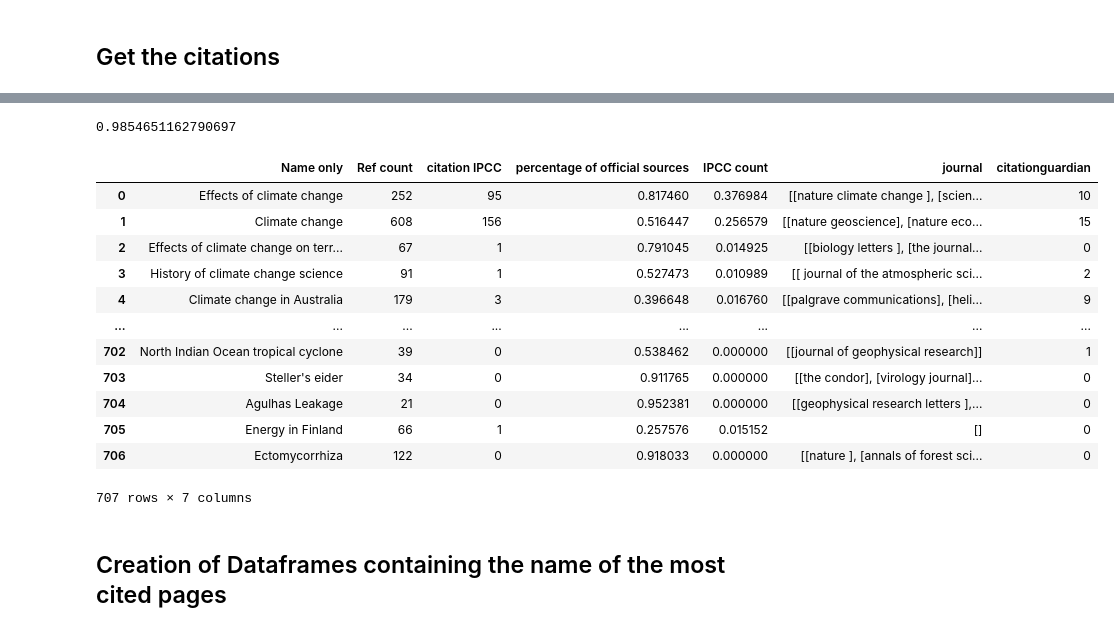
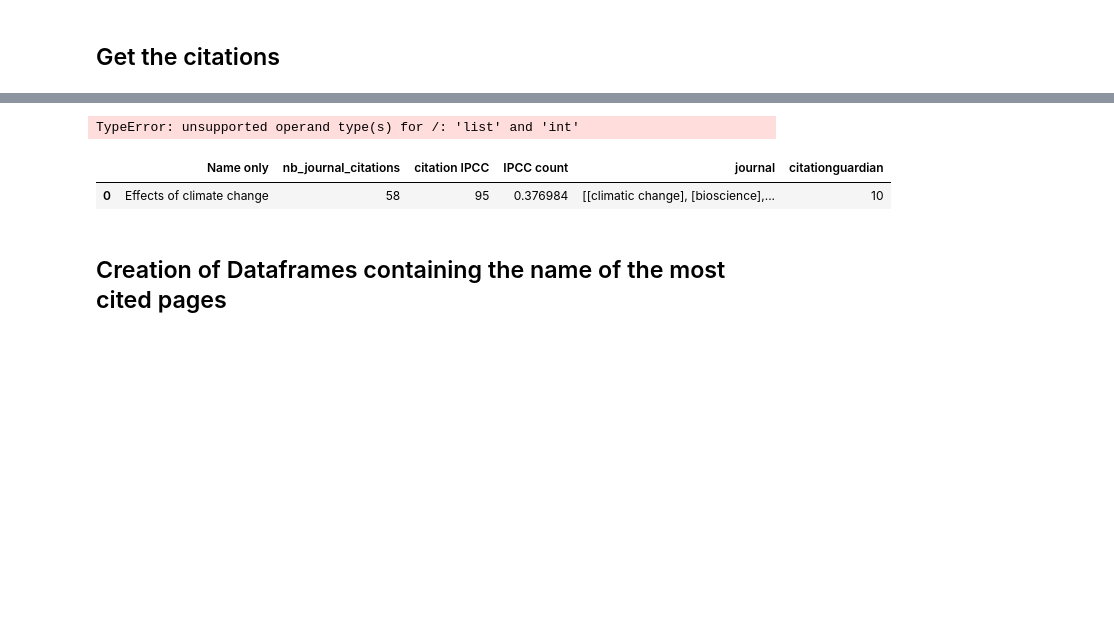
Before and after one commit to Augustoni/wiki-score, a Jupyter notebook: corpus et graph.ipynb, the cells around one changed output, grey strips where cells are left out. Cells and saved outputs as stored; diff of their text form; code cells hidden in the pictures; blank space fills up the shorter version.

```diff
--- a/corpus et graph.ipynb
+++ b/corpus et graph.ipynb
@@ -151,9 +151,9 @@ len(search_list)
 # %% [output]
 921
 # %%
-df = pd.read_csv("climatechange920.csv")
-df.set_index("Unnamed: 0",inplace=True)
-search_list=list(df.loc[:,"Name only"])
+df = pd.read_csv("climatechange.csv")
+#df.set_index("Unnamed: 0",inplace=True)
+#search_list=list(df.loc[:,"Name only"])
 # %%
 search_list=["Effects of climate change"]
 # %% [markdown]
@@ -334,11 +323,15 @@ def get_ids_from_ref(ref: str)-> dict:
 
     d = dict(re.findall(r'(doi|pmc|pmid)(?:(?:\s?[=\|]\s?)|(?:\.)|(?:(?:])*?:)|(?:\s|\/)|(?: *=))([^|\s}]*)', ref))
     if d!={}:
-        recode=re.findall(r'(?:journal|publisher) *?=((?:\w| |\[|-|\.)*)',ref) +re.findall(r',?(?P<journal>(\s(\w+))+), (V|v)ol',ref)
+        recode=re.findall(r'(journal of (?:\w| )*)',ref)+re.findall(r"''\[{2}(.*)\]{2}''",ref)+re.findall(r'(?:journal) *?=((?:\w| |\[|-|\.)*)',ref)
         if recode!= []:
             d["journal"]= recode
-        else:
-            print("beg ref", ref,"end")
+            #print(d["journal"],ref)
+        recodeaccess =re.findall(r'doi-access *?=((?:\w| )*)',ref)
+        if recodeaccess!= []:
+            d["access"]= recode
+
+
     ids = {k: v for k, v in d.items() if v}
     return ids
 
@@ -367,6 +360,7 @@ def get_citations(wikicode : str)-> dict:
     ds['doi'] = ds['ids'].apply(lambda x: x.get('doi', None))
     ds['pmc'] = ds['ids'].apply(lambda x: x.get('pmc', None))
     ds["journal"]=ds['ids'].apply(lambda x: x.get('journal', None))
+    ds["access"]=ds['ids'].apply(lambda x: x.get('access', None))
     ds["available"]=ds["ids"]== {}
 
 
@@ -396,15 +390,16 @@ def get_citations(wikicode : str)-> dict:
     #creation of a data frame with all the other type of citation that weren't extracted
     drest = dcit.loc[dcit["available"]==True,["ref"]]
 
-    dsbis=ds[(~ds['journal'].isnull())]
+    dsjournal=ds[(~ds['journal'].isnull())]
     dgbisgov=dcit[(~dcit['gov'].isnull())]
     dgbisorg=dcit[(~dcit['org'].isnull())]
     dgbisIPCC=dg[(~dg['IPCC'].isnull())]
     dgbiscom=dcit[(~dcit['com'].isnull())]
     dgbisncbi=dcit[(~dcit['ncbi'].isnull())]
 
+    dsaccess=ds[(~ds["access"].isnull())]
     dic = {'Ref count': ds.shape[0],
-           'journal_count': dsbis.shape[0]+ dcit[(~dcit['ncbi'].isnull())].shape[0],
+           'journal_count': ds[(~ds['journal'].isnull())].shape[0]+ dcit[(~dcit['ncbi'].isnull())].shape[0],
            'nb_journal_citations': (dcit[(~dcit['ncbi'].isnull())]).shape[0]+ds[(~ds['pmid'].isnull()) | (~ds['doi'].isnull()) | (~ds['pmc'].isnull())].shape[0],
            "citationjournal":list(list(dsbis["doi"])+list(dsbis["pmid"])+list(dsbis["pmc"])+list(dgbisncbi["ncbi"])),
            "citations.org": dcit[(~dcit['org'].isnull())].shape[0],
@@ -414,7 +409,9 @@ def get_citations(wikicode : str)-> dict:
            "citationsIPCC.ch": dg[(~dg['IPCC'].isnull())].shape[0],
            "citationautre":drest["ref"].shape[0],
            "citationcomtext":list(dgbiscom['com']),
-           "journal":list(dsbis['journal'])+list(dgbisncbi["ncbi"]),
+           "access": list(dsaccess["access"]),
+           "nbaccessdetect" : dsaccess["access"].shape[0],
+           "journal": list(dsjournal['journal'])+list(dgbisncbi["ncbi"]),
            "citations.com": dcit[(~dcit['com'].isnull())].shape[0],
            "citationsipbes": dg[(~dg['ipbes'].isnull())].shape[0],
            "citationguardian": dg[(~dg['guard'].isnull())].shape[0]}
@@ -484,6 +481,10 @@ df['nb_journal_citations'] = df['citations'].progress_apply(lambda x: x['nb_jour
 df["journalcitation"] = df['citations'].progress_apply(lambda x: x['citationjournal'])
 df["journal"] = df['citations'].progress_apply(lambda x: x['journal'])
 df["nbjournaldetected"]=df['citations'].progress_apply(lambda x: x['journal_count'])
+
+print("getting the accessibility status")
+df["access"] = df['citations'].progress_apply(lambda x: x['access'])
+df["nbaccessdetect"] =df['citations'].progress_apply(lambda x: x['access'])
 
 print("getting the number of .org citation")
 df["citation org"]=df['citations'].progress_apply(lambda x: x['citations.org'])
@@ -586,23 +541,14 @@ beg ref {{cite web|title=children and the health burdens of climate change|url=h
+# %%
+df["nbaccessdetect"].sum()/df['nb_journal_citations'].sum()
+# %% [output]
+TypeError: unsupported operand type(s) for /: 'list' and 'int'
 # %%
 df["nbjournaldetected"].sum()/df["nb_journal_citations"].sum()
-# %% [output]
-0.9854651162790697
 # %%
-df.loc[:,["Name only","Ref count","citation IPCC","percentage of official sources","IPCC count","journal","citationguardian"]]
+df.loc[:,["Name only","nb_journal_citations","citation IPCC","IPCC count","journal","citationguardian"]]
 # %% [output]
-|  | Name only | Ref count | citation IPCC | percentage of official sources | IPCC count | journal | citationguardian |
-| 0 | Effects of climate change | 252 | 95 | 0.817460 | 0.376984 | [[nature climate change ], [scien... | 10 |
-| 1 | Climate change | 608 | 156 | 0.516447 | 0.256579 | [[nature geoscience], [nature eco... | 15 |
-| 2 | Effects of climate change on terr... | 67 | 1 | 0.791045 | 0.014925 | [[biology letters ], [the journal... | 0 |
-| 3 | History of climate change science | 91 | 1 | 0.527473 | 0.010989 | [[ journal of the atmospheric sci... | 2 |
-| 4 | Climate change in Australia | 179 | 3 | 0.396648 | 0.016760 | [[palgrave communications], [heli... | 9 |
-| ... | ... | ... | ... | ... | ... | ... | ... |
-| 702 | North Indian Ocean tropical cyclone | 39 | 0 | 0.538462 | 0.000000 | [[journal of geophysical research]] | 1 |
-| 703 | Steller's eider | 34 | 0 | 0.911765 | 0.000000 | [[the condor], [virology journal]... | 0 |
-| 704 | Agulhas Leakage | 21 | 0 | 0.952381 | 0.000000 | [[geophysical research letters ],... | 0 |
-| 705 | Energy in Finland | 66 | 1 | 0.257576 | 0.015152 | [] | 0 |
-| 706 | Ectomycorrhiza | 122 | 0 | 0.918033 | 0.000000 | [[nature ], [annals of forest sci... | 0 |
+|  | Name only | nb_journal_citations | citation IPCC | IPCC count | journal | citationguardian |
+| 0 | Effects of climate change | 58 | 95 | 0.376984 | [[climatic change], [bioscience],... | 10 |
-707 rows × 7 columns
 # %% [markdown]
 ## Creation of Dataframes containing the name of the most cited pages
 # %%
```
Also changed, not shown: parts of 11 cells of this notebook, 3 other files.
